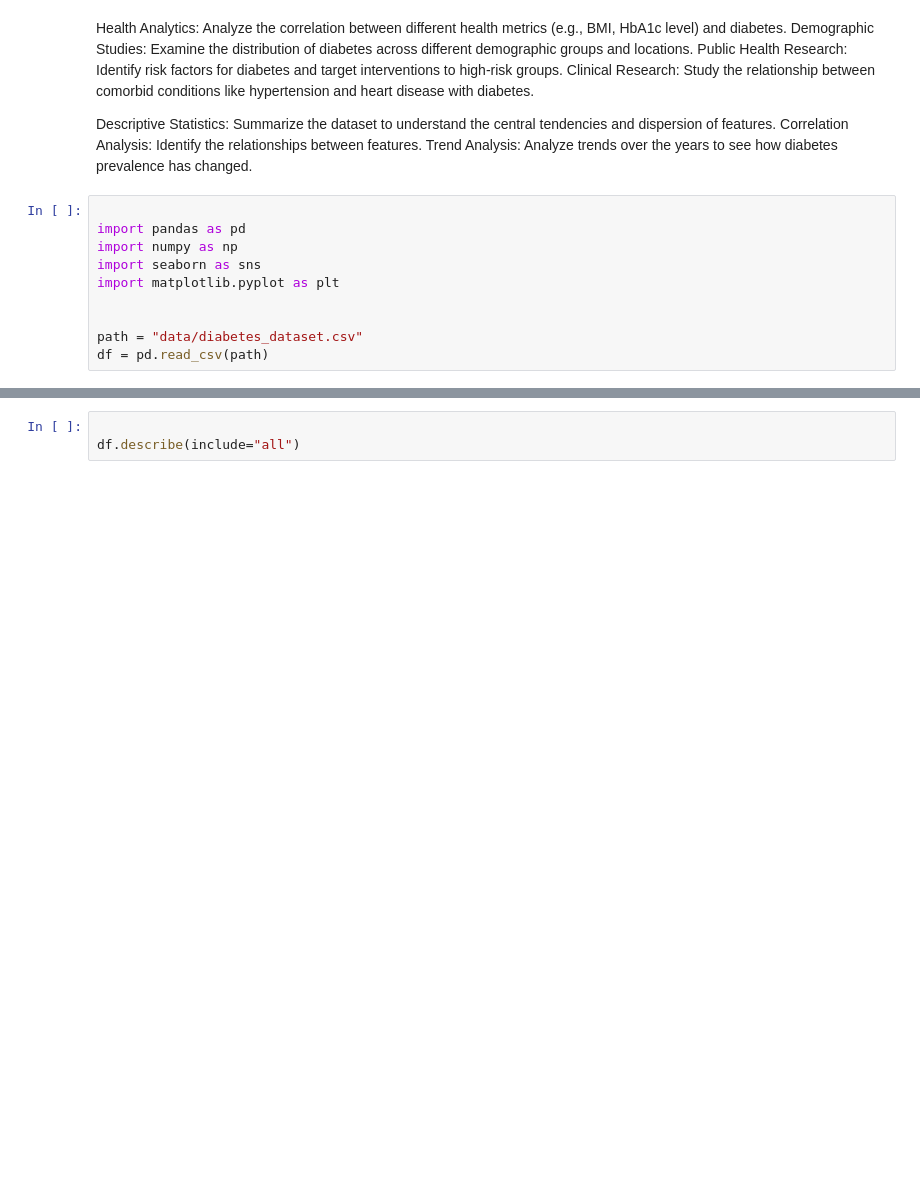
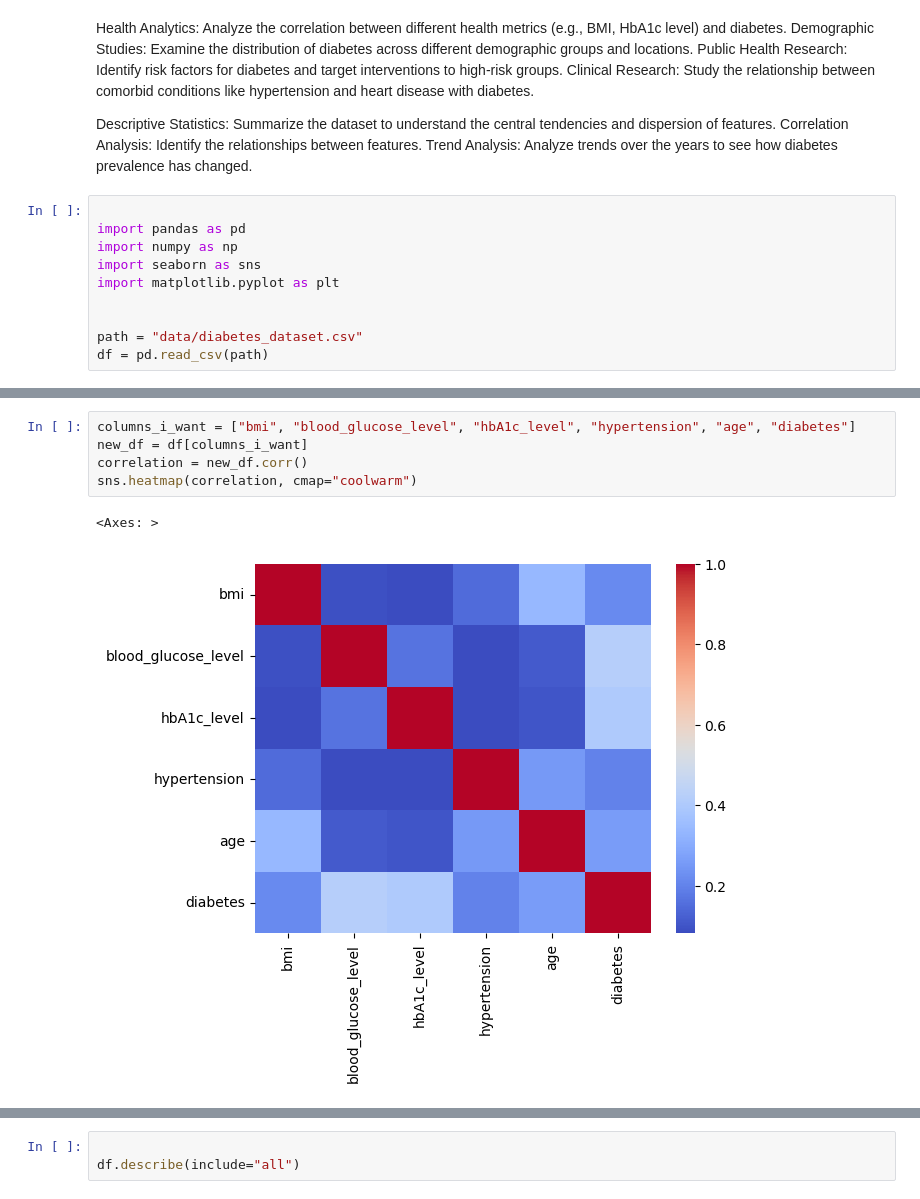
Before and after one commit to aamal-a-hussain/PythonCourse, a Jupyter notebook: diabetes_dataset.ipynb, the cells around one changed output, grey strips where cells are left out. Saved outputs shown, nothing was run; the diff lists cells and outputs as text; blank space fills up the shorter version.

```diff
--- a/diabetes_dataset.ipynb
+++ b/diabetes_dataset.ipynb
@@ -20,0 +73,8 @@ df = pd.read_csv(path)
+# %%
+columns_i_want = ["bmi", "blood_glucose_level", "hbA1c_level", "hypertension", "age", "diabetes"]
+new_df = df[columns_i_want]
+correlation = new_df.corr()
+sns.heatmap(correlation, cmap="coolwarm")
+# %% [output]
+<Axes: >
+[figure, added]
```
Also changed, not shown: parts of 15 cells of this notebook, 1 other file.
